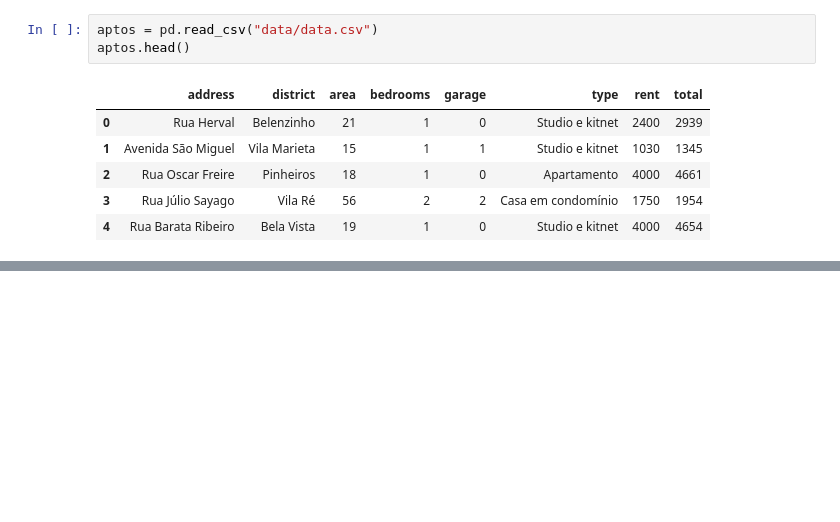
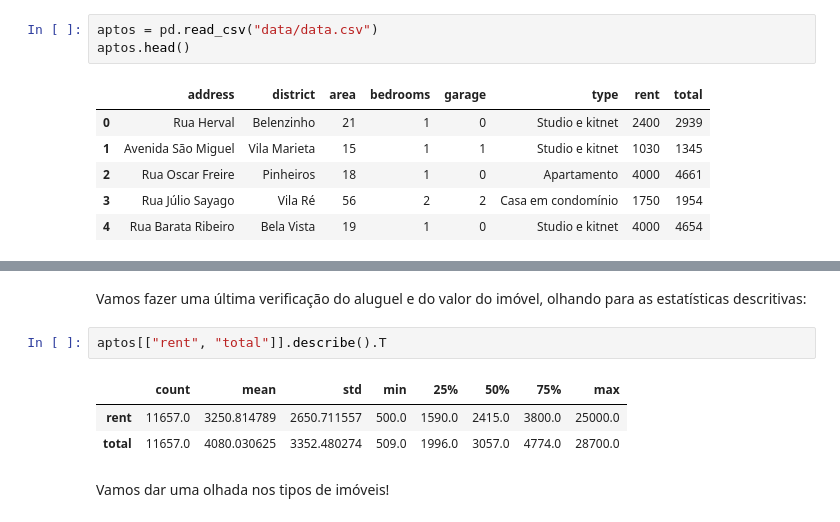
Before and after one commit to rafaelnogueira98/analise_sp_housing_prices, a Jupyter notebook: analise_sp_housing_prices.ipynb, the cells around one changed output, grey strips where cells are left out. Drawn from its saved outputs; the diff is of its cells as text; blank space fills up the shorter version.

```diff
--- a/analise_sp_housing_prices.ipynb
+++ b/analise_sp_housing_prices.ipynb
@@ -62,0 +181,10 @@ aptos.head()
+# %% [markdown]
+Vamos fazer uma última verificação do aluguel e do valor do imóvel, olhando para as estatísticas descritivas:
+# %%
+aptos[["rent", "total"]].describe().T
+# %% [output]
+|  | count | mean | std | min | 25% | 50% | 75% | max |
+| rent | 11657.0 | 3250.814789 | 2650.711557 | 500.0 | 1590.0 | 2415.0 | 3800.0 | 25000.0 |
+| total | 11657.0 | 4080.030625 | 3352.480274 | 509.0 | 1996.0 | 3057.0 | 4774.0 | 28700.0 |
+# %% [markdown]
+Vamos dar uma olhada nos tipos de imóveis!
```
Also changed, not shown: parts of 29 cells of this notebook.
